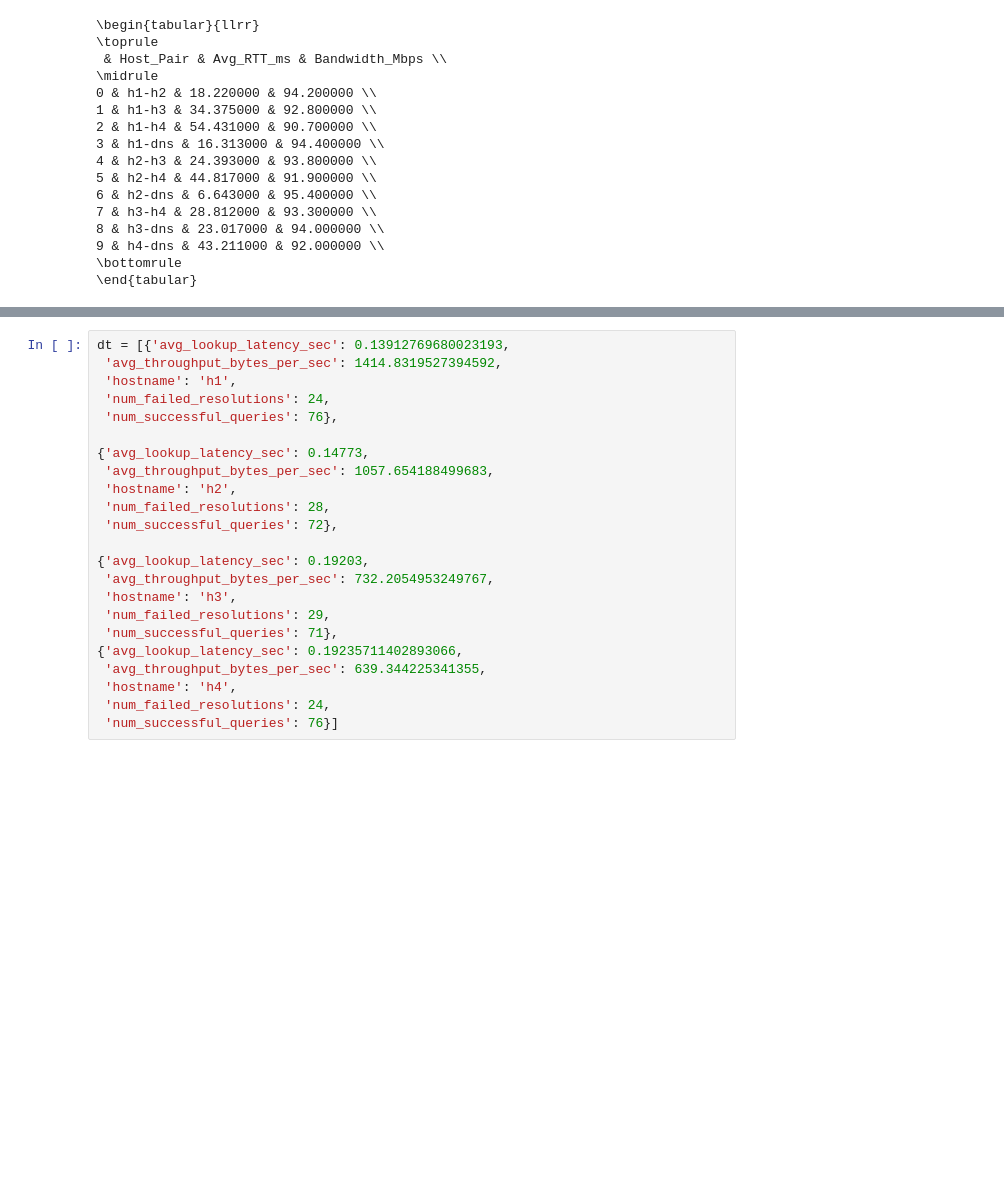
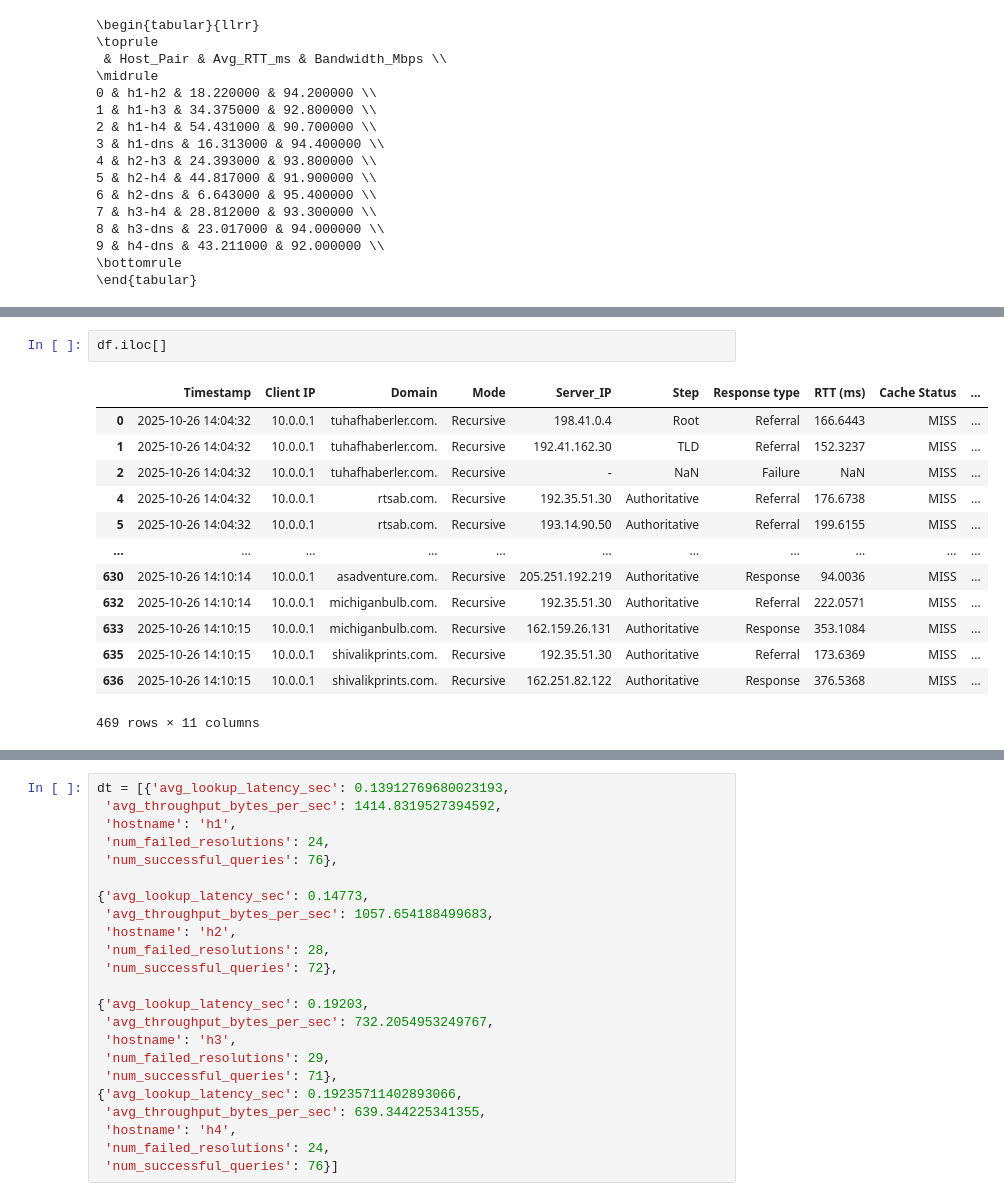
Before and after one commit to haarit19058/ComputerNetworks, a Jupyter notebook: Assignment02/to_latex.ipynb, the cells around one changed output, grey strips where cells are left out. Drawn from its saved outputs; the diff is of its cells as text; blank space fills up the shorter version.

```diff
--- a/Assignment02/to_latex.ipynb
+++ b/Assignment02/to_latex.ipynb
@@ -29,0 +152,16 @@ print(df.to_latex())
+# %%
+df.iloc[]
+# %% [output]
+|  | Timestamp | Client IP | Domain | Mode | Server_IP | Step | Response type | RTT (ms) | Cache Status | ... |
+| 0 | 2025-10-26 14:04:32 | 10.0.0.1 | tuhafhaberler.com. | Recursive | 198.41.0.4 | Root | Referral | 166.6443 | MISS | ... |
+| 1 | 2025-10-26 14:04:32 | 10.0.0.1 | tuhafhaberler.com. | Recursive | 192.41.162.30 | TLD | Referral | 152.3237 | MISS | ... |
+| 2 | 2025-10-26 14:04:32 | 10.0.0.1 | tuhafhaberler.com. | Recursive | - | NaN | Failure | NaN | MISS | ... |
+| 4 | 2025-10-26 14:04:32 | 10.0.0.1 | rtsab.com. | Recursive | 192.35.51.30 | Authoritative | Referral | 176.6738 | MISS | ... |
+| 5 | 2025-10-26 14:04:32 | 10.0.0.1 | rtsab.com. | Recursive | 193.14.90.50 | Authoritative | Referral | 199.6155 | MISS | ... |
+| ... | ... | ... | ... | ... | ... | ... | ... | ... | ... | ... |
+| 630 | 2025-10-26 14:10:14 | 10.0.0.1 | asadventure.com. | Recursive | 205.251.192.219 | Authoritative | Response | 94.0036 | MISS | ... |
+| 632 | 2025-10-26 14:10:14 | 10.0.0.1 | michiganbulb.com. | Recursive | 192.35.51.30 | Authoritative | Referral | 222.0571 | MISS | ... |
+| 633 | 2025-10-26 14:10:15 | 10.0.0.1 | michiganbulb.com. | Recursive | 162.159.26.131 | Authoritative | Response | 353.1084 | MISS | ... |
+| 635 | 2025-10-26 14:10:15 | 10.0.0.1 | shivalikprints.com. | Recursive | 192.35.51.30 | Authoritative | Referral | 173.6369 | MISS | ... |
+| 636 | 2025-10-26 14:10:15 | 10.0.0.1 | shivalikprints.com. | Recursive | 162.251.82.122 | Authoritative | Response | 376.5368 | MISS | ... |
+469 rows × 11 columns
```
Also changed, not shown: parts of 19 cells of this notebook, 4 other files.
